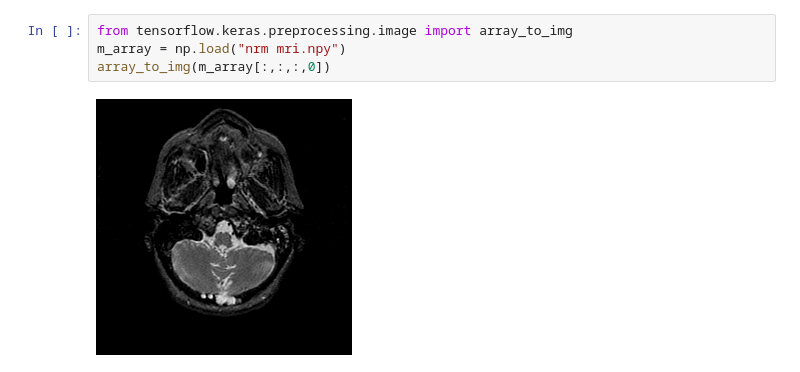
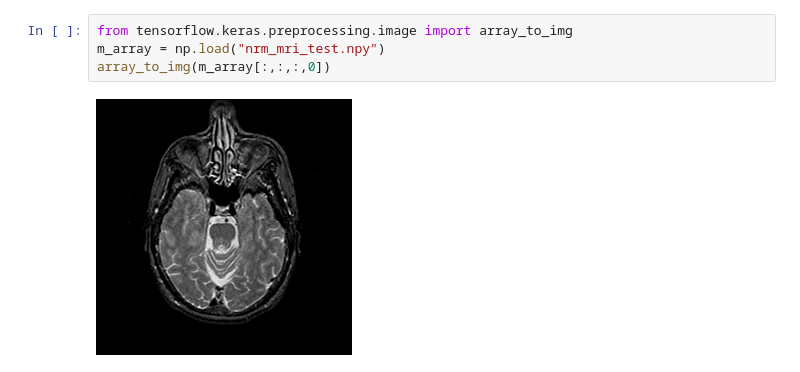
Before and after one commit to sxing1208/BMME575ProjNSST, a Jupyter notebook: preprocessing_updated.ipynb, the cells around one changed output. Saved outputs shown, nothing was run; the diff lists cells and outputs as text.

```diff
--- a/preprocessing_updated.ipynb
+++ b/preprocessing_updated.ipynb
@@ -653,6 +650,6 @@ Requirement already satisfied: opt-einsum>=2.3.2 in /Users/krystalluo/anaconda3/
 # %%
 from tensorflow.keras.preprocessing.image import array_to_img
-m_array = np.load("nrm mri.npy")
+m_array = np.load("nrm_mri_test.npy")
 array_to_img(m_array[:,:,:,0])
 # %% [output]
-[figure, old version]
+[figure, new version]
```
Also changed, not shown: parts of 9 cells of this notebook, 1 other file.
